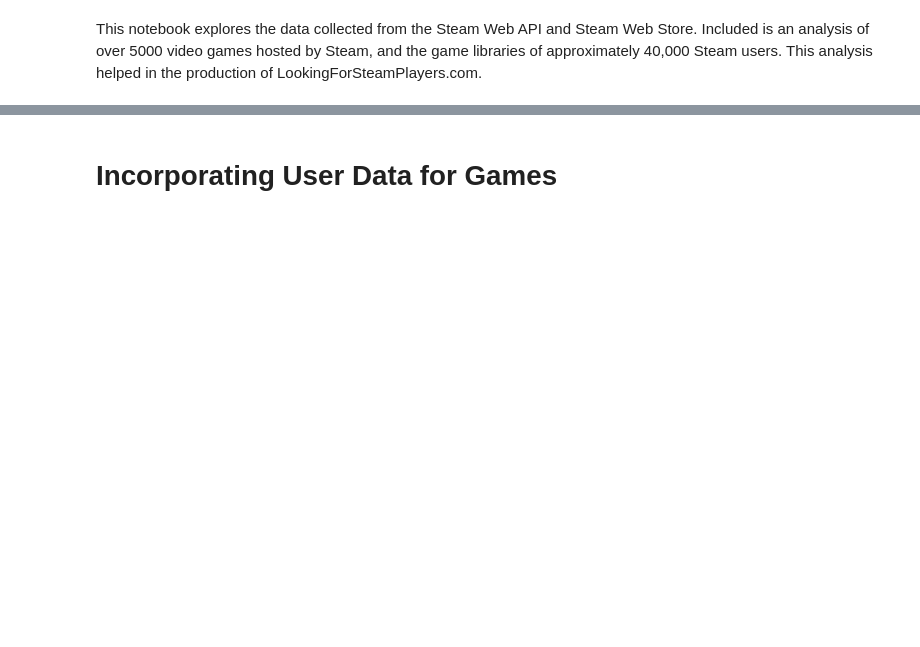
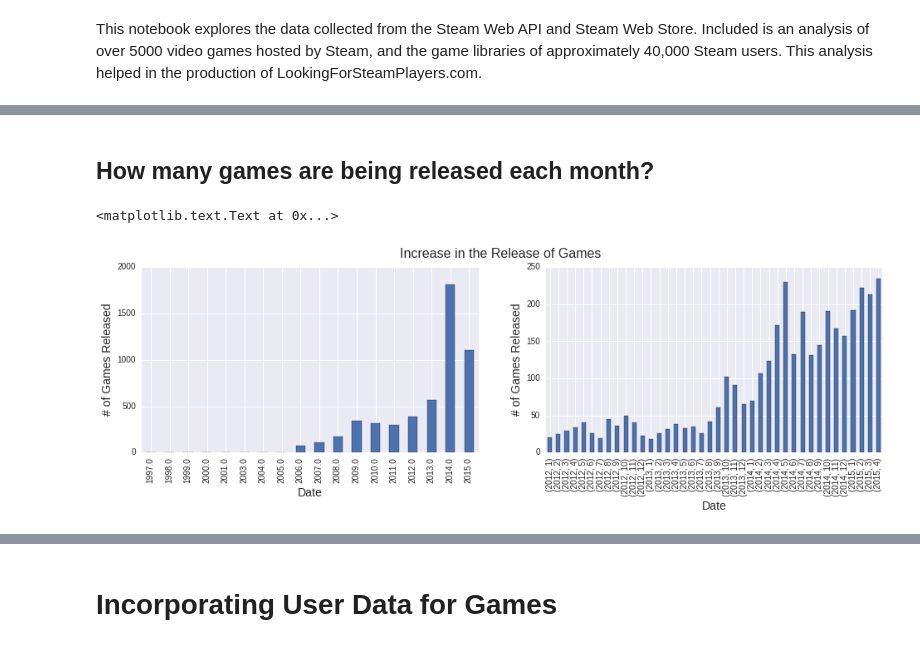
Before and after one commit to mjhines/LookingForPlayers, a Jupyter notebook: Steam_Games_Analysis.ipynb, the cells around one changed output, grey strips where cells are left out. Drawn from its saved outputs; the diff is of its cells as text; code cells hidden in the pictures; blank space fills up the shorter version.

```diff
--- a/Steam_Games_Analysis.ipynb
+++ b/Steam_Games_Analysis.ipynb
@@ -38,12 +4,0 @@ gameData.head()
-# %%
-# Create new column identifying whether or not the game has multiplayer
-
-gameData['multi'] = 2  # Initiate all values to 2
-gameData.ix[(gameData['categories'].str.contains('Single-player')==True),'multi'] = 0
-
-multiTypes = ['Multi-player','multiplayer','MMO','Co-op']
-for mtype in multiTypes:
-    gameData.ix[(gameData['categories'].str.contains(mtype)==True),'multi'] = 1 # check for multi-player
-
-invalidGameIDs = gameData[gameData['multi'] == 2].index
-gameData = gameData[gameData['multi'] != 2]
@@ -300,0 +18,12 @@ sns.jointplot('original_price','metacritic',
+# %%
+# Pull data from MySQL
+import sys
+import MySQLdb as mdb
+from dataCollecting.privateData import sqlpwd
+from pandas import DataFrame, Series
+import pandas as pd
+
+sqlcon = mdb.connect('localhost','root',sqlpwd,'lfp')
+gameData = pd.read_sql('SELECT * FROM gamedata', con = sqlcon,index_col = 'index')
+gameData.original_price = gameData['original_price'].apply(lambda x: x/100) # Convert price to dollars
+gameData.head()
@@ -300,0 +82,24 @@ sns.jointplot('original_price','metacritic',
+# %% [markdown]
+## How many games are being released each month?
+# %%
+by = lambda x: lambda y: getattr(y,x)
+startDate = '20060101'
+endDate = '20150430'
+
+plt.figure(figsize=(16,4),edgecolor='k',facecolor ='w');
+
+plt.subplot(121)
+gameData.release_date.groupby(gameData.release_date.dt.year).count().plot(kind="bar",by='devRank')
+plt.xlabel('Date',fontsize=14); plt.ylabel('# of Games Released',fontsize=14)
+
+plt.subplot(122)
+recentReleases = gameData[(gameData.release_date > startDate) & (gameData.release_date < endDate)]
+releases = Series(data= recentReleases.index,index = recentReleases.release_date)
+releaseCnts = Series(releases.groupby([by('year'),by('month')]).count())
+releaseCnts.ix[2012:2015].plot(kind="bar")
+plt.xlabel('Date',fontsize=14); plt.ylabel('# of Games Released',fontsize=14)
+
+plt.suptitle('Increase in the Release of Games', fontsize = 16)
+# %% [output]
+<matplotlib.text.Text at 0x...>
+[figure, added]
```
Also changed, not shown: parts of 85 cells of this notebook.
